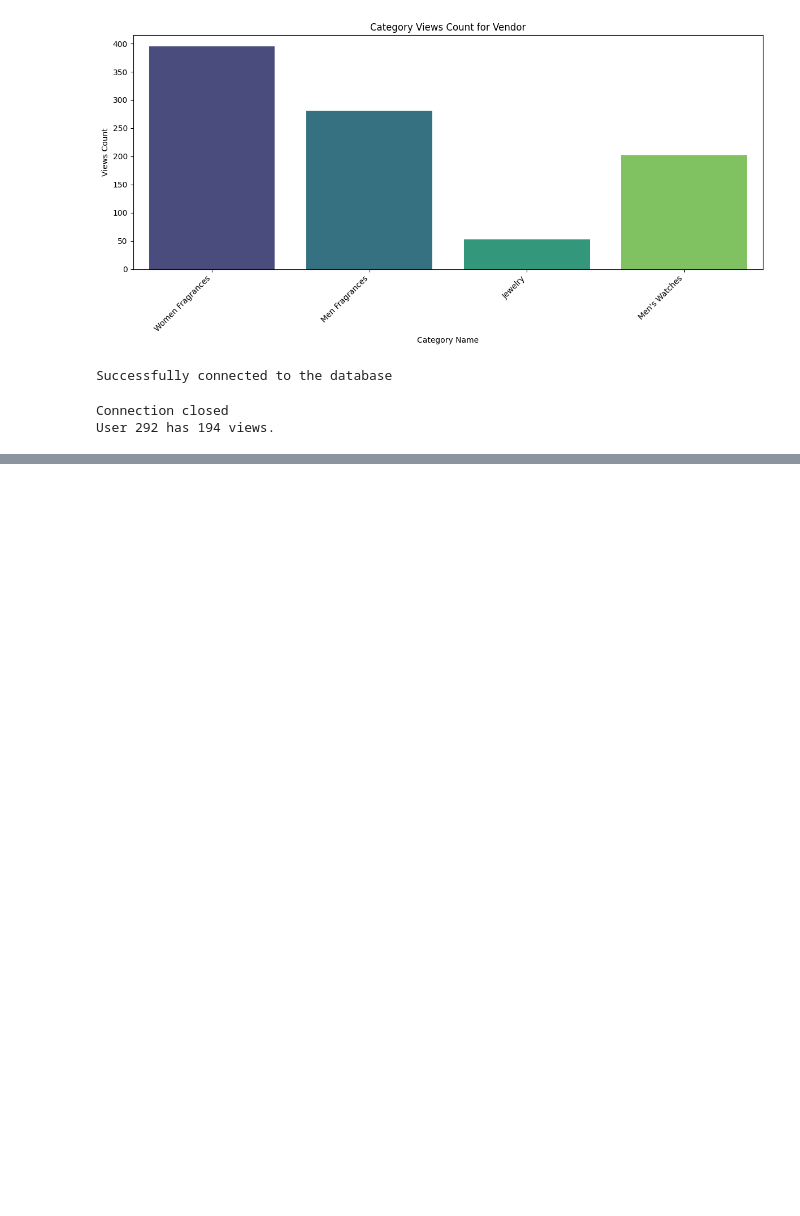
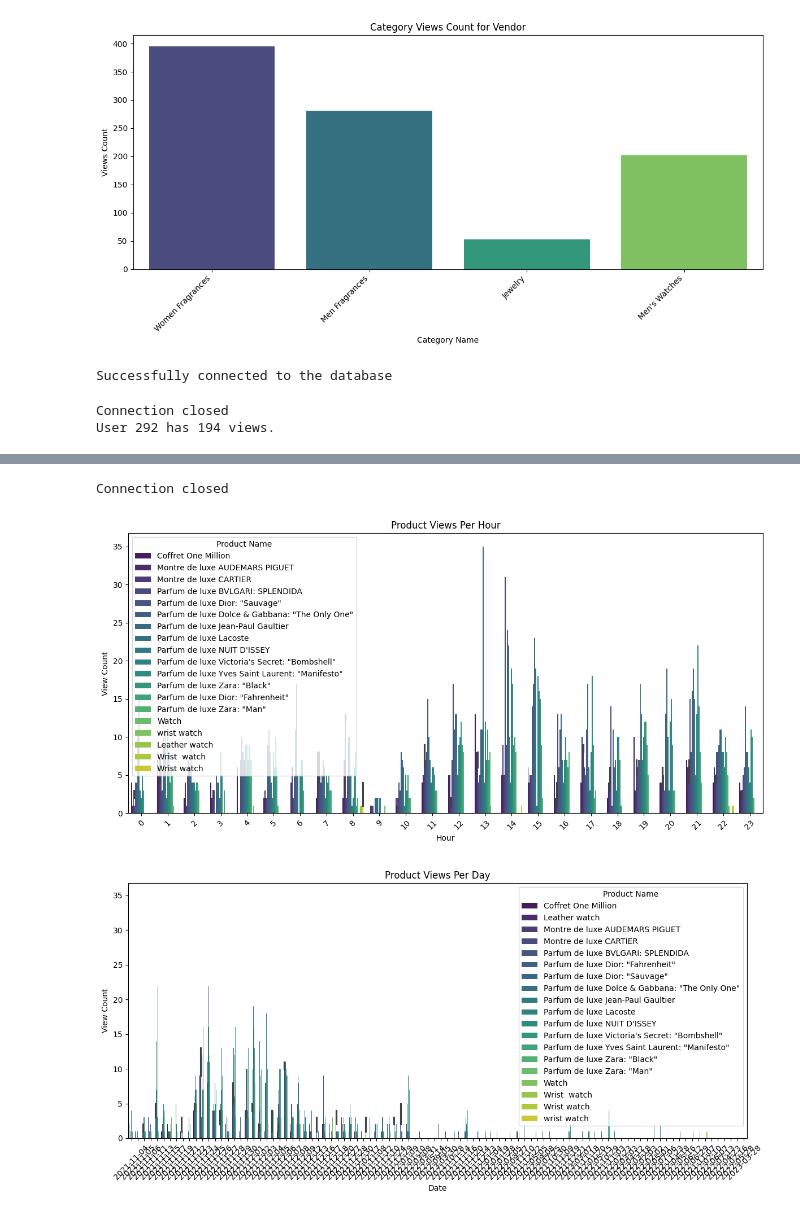
Before and after one commit to AlkaloidWells/Buyam_ML_task1, a Jupyter notebook: activity_01.ipynb, the cells around one changed output, grey strips where cells are left out. Cells and saved outputs as stored; diff of their text form; code cells hidden in the pictures; blank space fills up the shorter version.

```diff
--- a/activity_01.ipynb
+++ b/activity_01.ipynb
@@ -641,0 +1089,6 @@ User 292 has 194 views.
+# %%
+# Example usage
+vendor_id = 268  # Replace with the actual vendor ID
+df_views_by_location = get_views_by_location(vendor_id)
+if df_views_by_location is not None:
+    print(df_views_by_location)
@@ -641,0 +1198,7 @@ User 292 has 194 views.
+# %%
+# Example usage
+vendor_id = 268  # Replace with the actual vendor ID
+df_hourly, df_daily = get_views_frequency(vendor_id)
+if df_hourly is not None and df_daily is not None:
+    plot_views_frequency(df_hourly, df_daily)
+# %% [output]
@@ -641,0 +1206,3 @@ User 292 has 194 views.
+Connection closed
+[figure, added]
+[figure, added]
```
Also changed, not shown: parts of 16 cells of this notebook, 1 other file.
